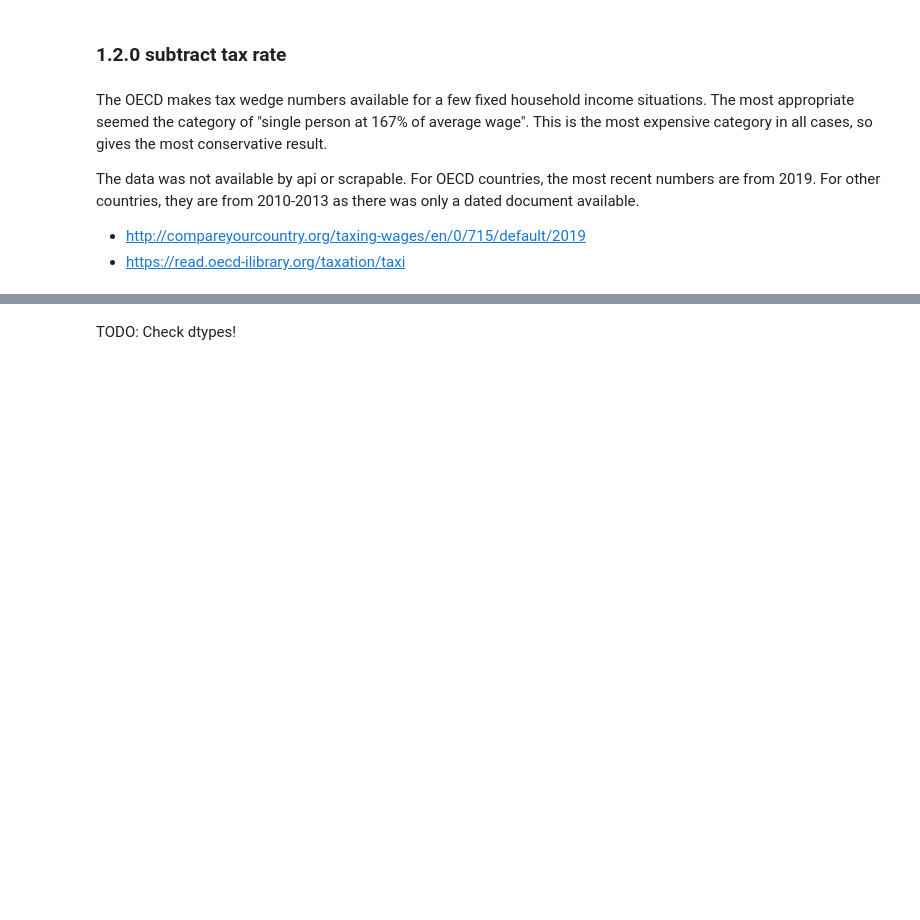
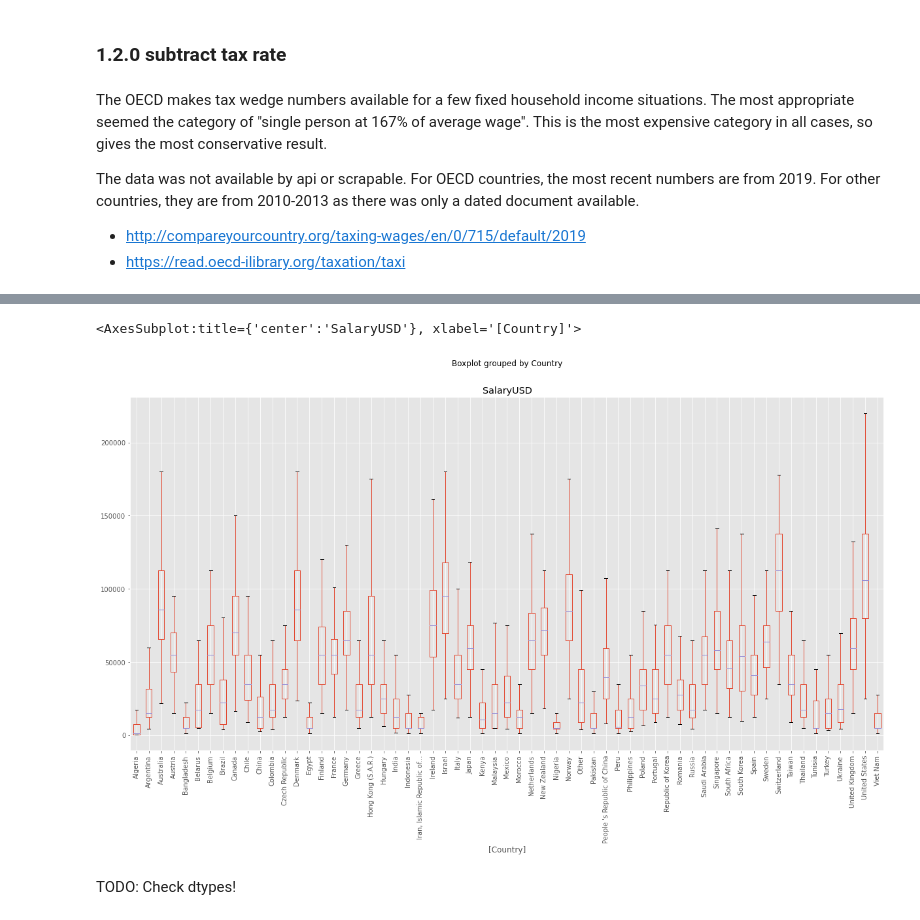
Before and after one commit to hendrikbaacke/Data-Madness, a Jupyter notebook: Income_and_Living_Prices__Data_Madness.ipynb, the cells around one changed output, grey strips where cells are left out. Cells and saved outputs as stored; diff of their text form; code cells hidden in the pictures; blank space fills up the shorter version.

```diff
--- a/Income_and_Living_Prices__Data_Madness.ipynb
+++ b/Income_and_Living_Prices__Data_Madness.ipynb
@@ -736,0 +713,3 @@ memory usage: 784.0+ bytes
+# %%
+#run only once
+df_income_filtered = df_income_filtered.merge(df_tax,left_on='Country',right_on='Country',how='left')
@@ -737,3 +734,10 @@ memory usage: 784.0+ bytes
+# %%
+flierprops = dict(marker='o', markerfacecolor='steelblue', markersize=2,
+                  linestyle='none')
+df_income_filtered.boxplot(column=["SalaryUSD"], by=["Country"], rot=90, figsize=(20,10), flierprops=flierprops, showfliers=False)
+# %% [output]
+<AxesSubplot:title={'center':'SalaryUSD'}, xlabel='[Country]'>
+[figure, added]
 # %% [markdown]
 TODO: Check dtypes!
 # %% [markdown]
```
Also changed, not shown: parts of 7 cells of this notebook, 1 other file.
